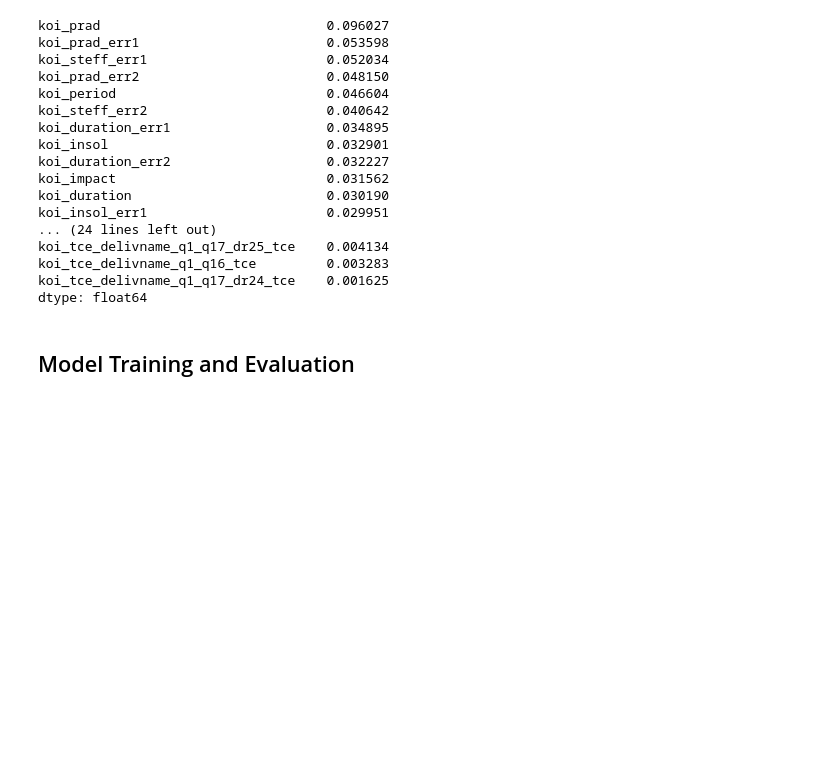
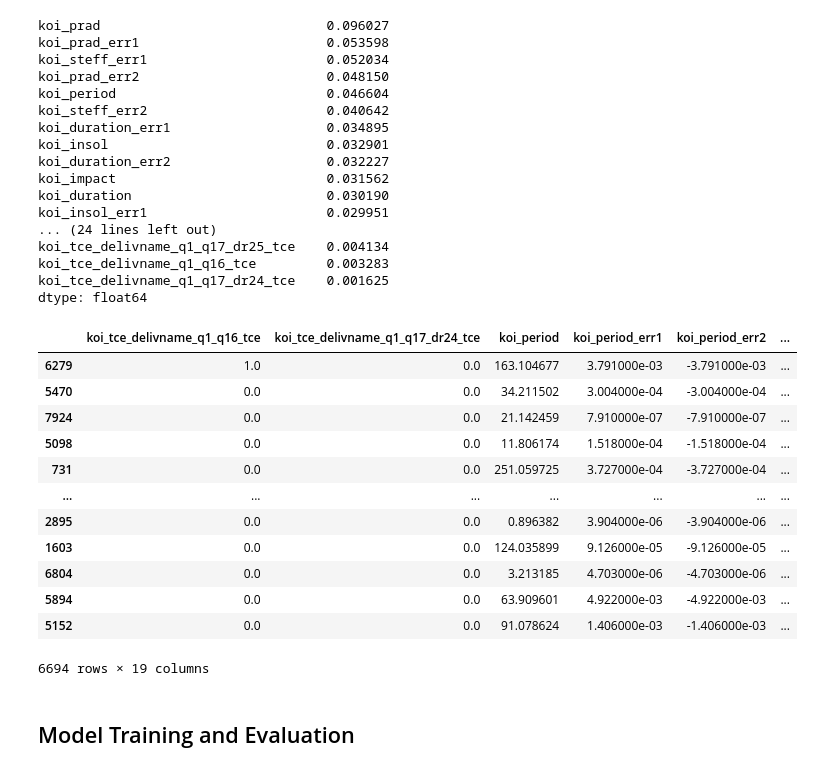
Before and after one commit to Lucasbnas435/nasa-space-apps-challenge-2025, a Jupyter notebook: ml/notebooks/exoplanet_classification.ipynb, the cells around one changed output. Cells and saved outputs as stored; diff of their text form; code cells hidden in the pictures; blank space fills up the shorter version.

```diff
--- a/ml/notebooks/exoplanet_classification.ipynb
+++ b/ml/notebooks/exoplanet_classification.ipynb
@@ -298,3 +299,19 @@ X_train = X_train.drop(columns=["koi_impact", "koi_duration", "koi_srad_err1", "
+# %%
+X_train
+# %% [output]
+|  | koi_tce_delivname_q1_q16_tce | koi_tce_delivname_q1_q17_dr24_tce | koi_period | koi_period_err1 | koi_period_err2 | ... |
+| 6279 | 1.0 | 0.0 | 163.104677 | 3.791000e-03 | -3.791000e-03 | ... |
+| 5470 | 0.0 | 0.0 | 34.211502 | 3.004000e-04 | -3.004000e-04 | ... |
+| 7924 | 0.0 | 0.0 | 21.142459 | 7.910000e-07 | -7.910000e-07 | ... |
+| 5098 | 0.0 | 0.0 | 11.806174 | 1.518000e-04 | -1.518000e-04 | ... |
+| 731 | 0.0 | 0.0 | 251.059725 | 3.727000e-04 | -3.727000e-04 | ... |
+| ... | ... | ... | ... | ... | ... | ... |
+| 2895 | 0.0 | 0.0 | 0.896382 | 3.904000e-06 | -3.904000e-06 | ... |
+| 1603 | 0.0 | 0.0 | 124.035899 | 9.126000e-05 | -9.126000e-05 | ... |
+| 6804 | 0.0 | 0.0 | 3.213185 | 4.703000e-06 | -4.703000e-06 | ... |
+| 5894 | 0.0 | 0.0 | 63.909601 | 4.922000e-03 | -4.922000e-03 | ... |
+| 5152 | 0.0 | 0.0 | 91.078624 | 1.406000e-03 | -1.406000e-03 | ... |
+6694 rows × 19 columns
 # %%
 X_test = X_test.drop(columns=["koi_impact", "koi_duration", "koi_srad_err1", "koi_time0bk_err1", "koi_tce_plnt_num",
                               "koi_time0bk", "koi_depth_err1", "koi_slogg_err2", "koi_impact_err1", "ra", "dec",
```
Also changed, not shown: parts of 5 cells of this notebook, 5 other files.
